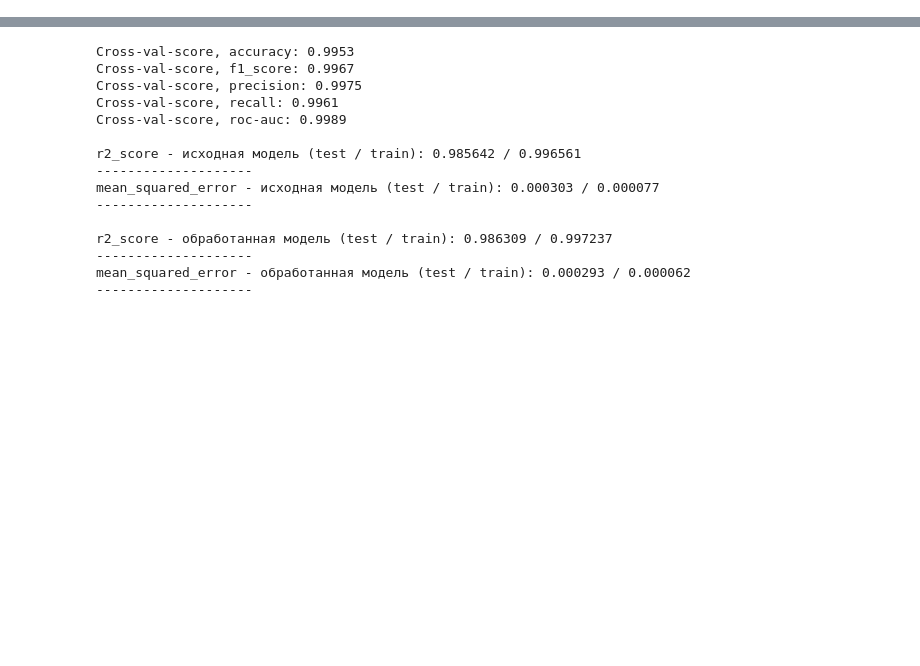
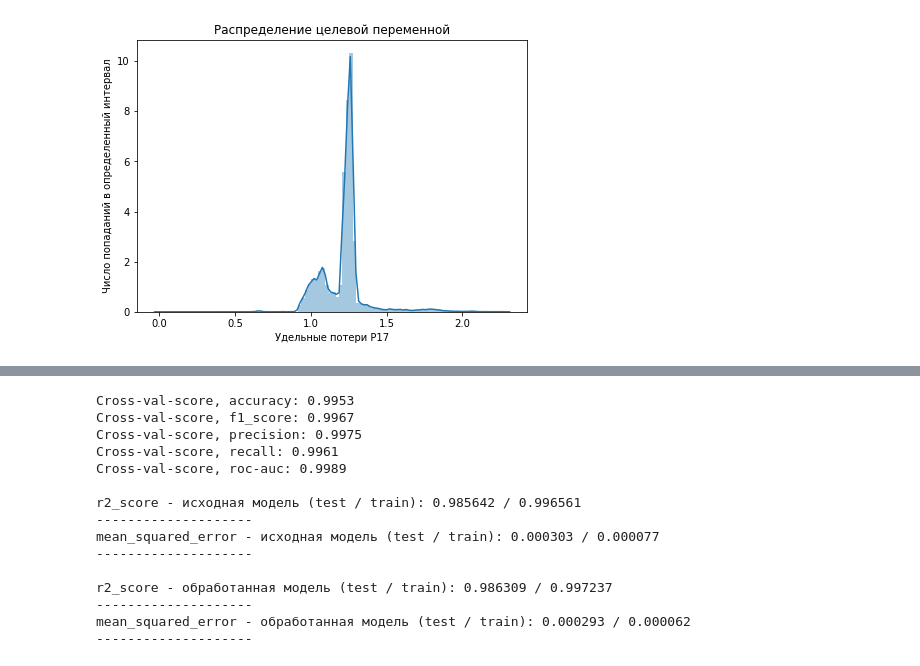
Before and after one commit to rvtsukanov/NLMK, a Jupyter notebook: NLMK.ipynb, the cells around one changed output, grey strips where cells are left out. Drawn from its saved outputs; the diff is of its cells as text; code cells hidden in the pictures; blank space fills up the shorter version.

```diff
--- a/NLMK.ipynb
+++ b/NLMK.ipynb
@@ -139,0 +195,4 @@ def prepare_arguments(lists):
+# %%
+test_gbm = LGBMRegressor()
+# %%
+test_gbm.fit(M1.drop(columns=['Толщина']), y1)
@@ -139,0 +295,8 @@ def prepare_arguments(lists):
+# %%
+plt.figure(figsize=(7, 5))
+sns.distplot(y1, bins=100)
+plt.title('Распределение целевой переменной')
+plt.ylabel('Число попаданий в определенный интервал')
+plt.savefig('dist')
+# %% [output]
+[figure, added]
```
Also changed, not shown: parts of 97 cells of this notebook.
